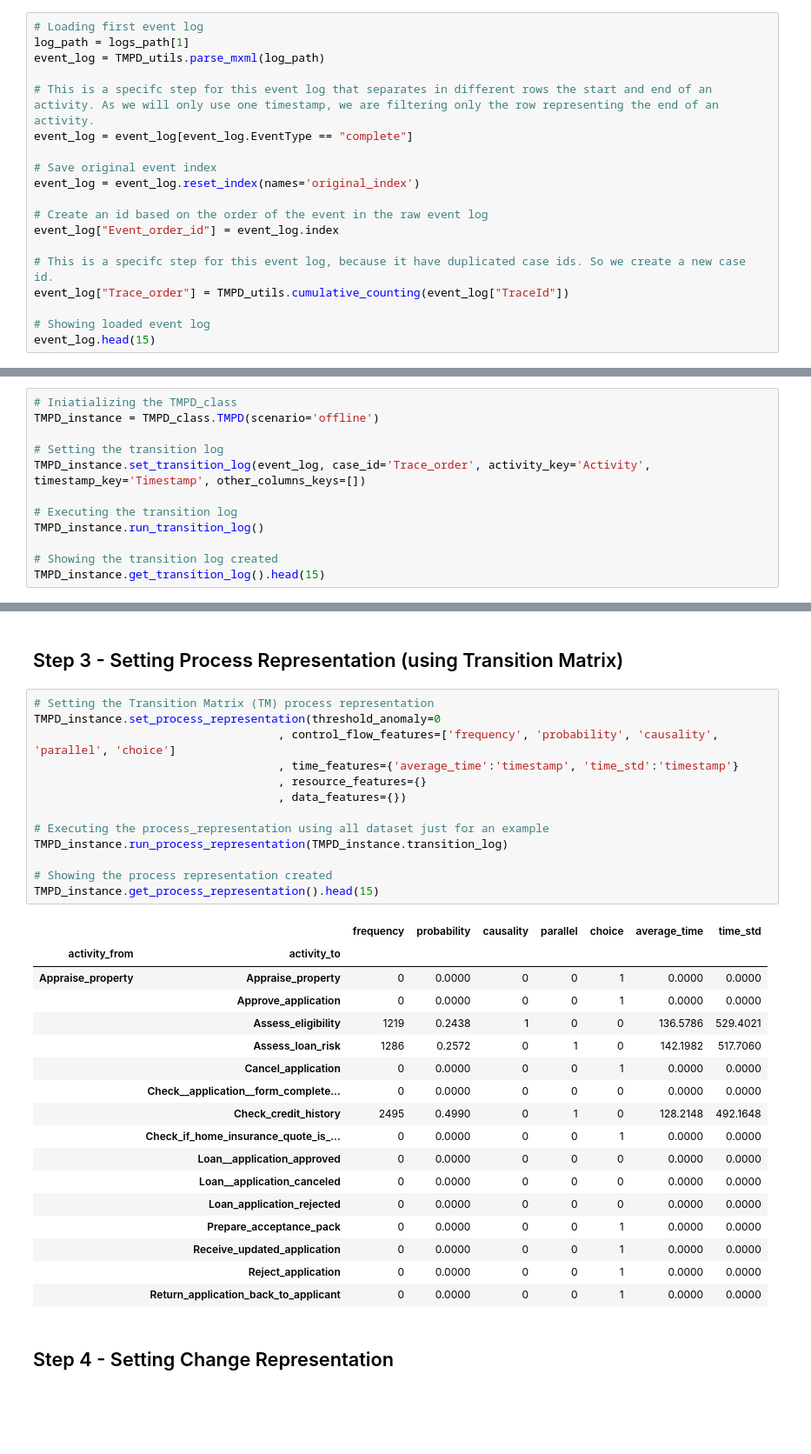
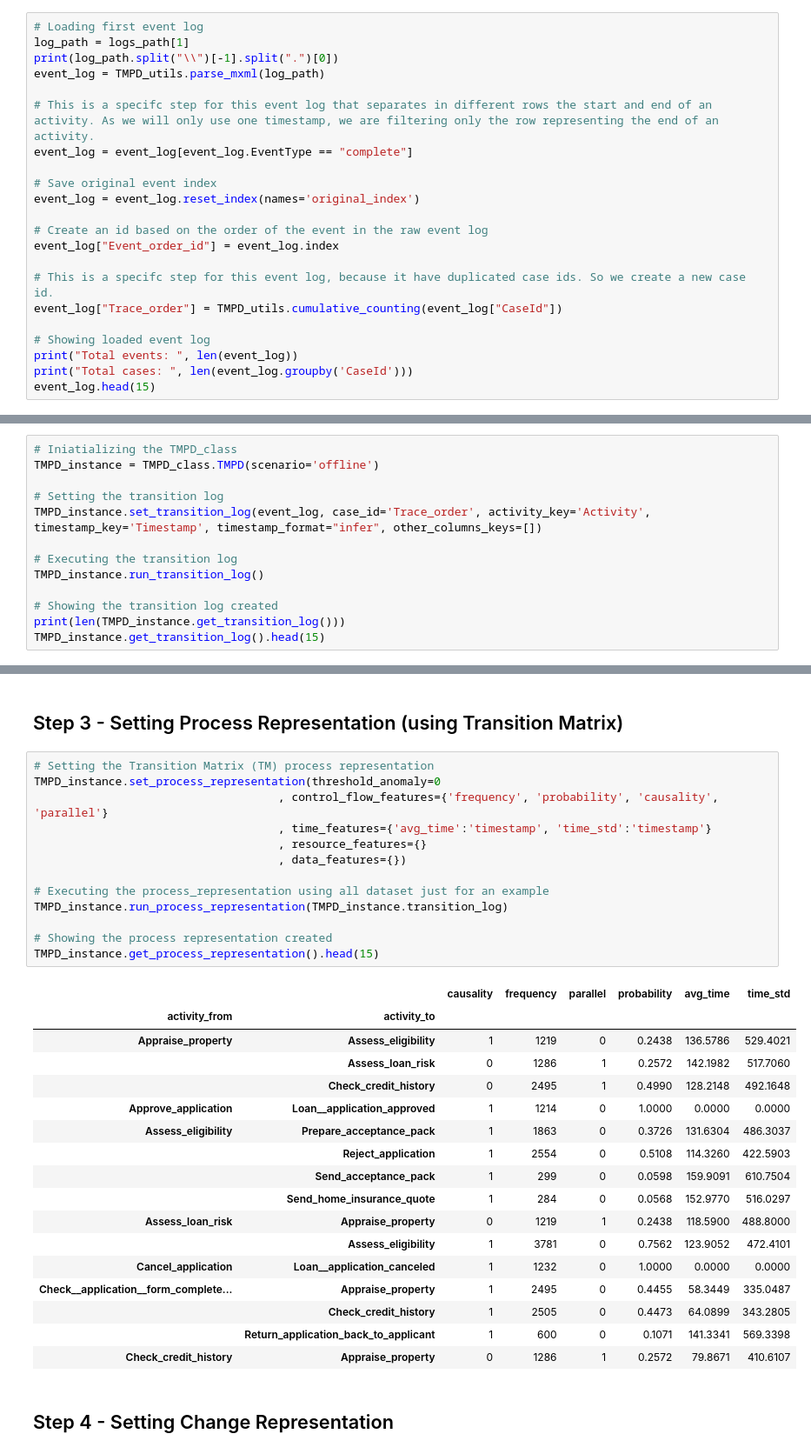
Before and after one commit to AC-Meira/Transition_Matrix_Process_Drift, a Jupyter notebook: Demonstration - Business Process Drift - (Maaradji - Fast).ipynb, the cells around one changed output, grey strips where cells are left out. Shown: that part at 87% size. Drawn from its saved outputs; the diff is of its cells as text; blank space fills up the shorter version.

```diff
--- a/Demonstration - Business Process Drift - (Maaradji - Fast).ipynb
+++ b/Demonstration - Business Process Drift - (Maaradji - Fast).ipynb
@@ -68,6 +68,7 @@ How many logs?  54
 # %%
 # Loading first event log
 log_path = logs_path[1]
+print(log_path.split("\\")[-1].split(".")[0])
 event_log = TMPD_utils.parse_mxml(log_path)
 
 # This is a specifc step for this event log that separates in different rows the start and end of an activity. As we will only use one timestamp, we are filtering only the row representing the end of an activity.
@@ -80,8 +81,10 @@ event_log = event_log.reset_index(names='original_index')
 event_log["Event_order_id"] = event_log.index
 
 # This is a specifc step for this event log, because it have duplicated case ids. So we create a new case id.
-event_log["Trace_order"] = TMPD_utils.cumulative_counting(event_log["TraceId"])
+event_log["Trace_order"] = TMPD_utils.cumulative_counting(event_log["CaseId"])
 
 # Showing loaded event log
+print("Total events: ", len(event_log))
+print("Total cases: ", len(event_log.groupby('CaseId')))
 event_log.head(15)
 # %% [output]
@@ -108,11 +114,12 @@ event_log.head(15)
 TMPD_instance = TMPD_class.TMPD(scenario='offline')
 
 # Setting the transition log
-TMPD_instance.set_transition_log(event_log, case_id='Trace_order', activity_key='Activity', timestamp_key='Timestamp', other_columns_keys=[])
+TMPD_instance.set_transition_log(event_log, case_id='Trace_order', activity_key='Activity', timestamp_key='Timestamp', timestamp_format="infer", other_columns_keys=[])
 
 # Executing the transition log
 TMPD_instance.run_transition_log()
 
 # Showing the transition log created
+print(len(TMPD_instance.get_transition_log()))
 TMPD_instance.get_transition_log().head(15)
 # %% [output]
@@ -164,34 +172,34 @@ dict(list(TMPD_instance.get_windowing_strategy().items())[:15])
 # %%
 # Setting the Transition Matrix (TM) process representation
 TMPD_instance.set_process_representation(threshold_anomaly=0
-                                    , control_flow_features=['frequency', 'probability', 'causality', 'parallel', 'choice']
-                                    , time_features={'average_time':'timestamp', 'time_std':'timestamp'}
+                                    , control_flow_features={'frequency', 'probability', 'causality', 'parallel'}
+                                    , time_features={'avg_time':'timestamp', 'time_std':'timestamp'}
                                     , resource_features={}
                                     , data_features={})
 
 # Executing the process_representation using all dataset just for an example
 TMPD_instance.run_process_representation(TMPD_instance.transition_log)
 
 # Showing the process representation created
 TMPD_instance.get_process_representation().head(15)
 # %% [output]
-|  |  | frequency | probability | causality | parallel | choice | average_time | time_std |
-| activity_from | activity_to |  |  |  |  |  |  |  |
-| Appraise_property | Appraise_property | 0 | 0.0000 | 0 | 0 | 1 | 0.0000 | 0.0000 |
-|  | Approve_application | 0 | 0.0000 | 0 | 0 | 1 | 0.0000 | 0.0000 |
-|  | Assess_eligibility | 1219 | 0.2438 | 1 | 0 | 0 | 136.5786 | 529.4021 |
-|  | Assess_loan_risk | 1286 | 0.2572 | 0 | 1 | 0 | 142.1982 | 517.7060 |
-|  | Cancel_application | 0 | 0.0000 | 0 | 0 | 1 | 0.0000 | 0.0000 |
-|  | Check__application__form_complete... | 0 | 0.0000 | 0 | 0 | 0 | 0.0000 | 0.0000 |
-|  | Check_credit_history | 2495 | 0.4990 | 0 | 1 | 0 | 128.2148 | 492.1648 |
-|  | Check_if_home_insurance_quote_is_... | 0 | 0.0000 | 0 | 0 | 1 | 0.0000 | 0.0000 |
-|  | Loan__application_approved | 0 | 0.0000 | 0 | 0 | 0 | 0.0000 | 0.0000 |
-|  | Loan__application_canceled | 0 | 0.0000 | 0 | 0 | 0 | 0.0000 | 0.0000 |
-|  | Loan_application_rejected | 0 | 0.0000 | 0 | 0 | 0 | 0.0000 | 0.0000 |
-|  | Prepare_acceptance_pack | 0 | 0.0000 | 0 | 0 | 1 | 0.0000 | 0.0000 |
-|  | Receive_updated_application | 0 | 0.0000 | 0 | 0 | 1 | 0.0000 | 0.0000 |
-|  | Reject_application | 0 | 0.0000 | 0 | 0 | 1 | 0.0000 | 0.0000 |
-|  | Return_application_back_to_applicant | 0 | 0.0000 | 0 | 0 | 1 | 0.0000 | 0.0000 |
+|  |  | causality | frequency | parallel | probability | avg_time | time_std |
+| activity_from | activity_to |  |  |  |  |  |  |
+| Appraise_property | Assess_eligibility | 1 | 1219 | 0 | 0.2438 | 136.5786 | 529.4021 |
+|  | Assess_loan_risk | 0 | 1286 | 1 | 0.2572 | 142.1982 | 517.7060 |
+|  | Check_credit_history | 0 | 2495 | 1 | 0.4990 | 128.2148 | 492.1648 |
+| Approve_application | Loan__application_approved | 1 | 1214 | 0 | 1.0000 | 0.0000 | 0.0000 |
+| Assess_eligibility | Prepare_acceptance_pack | 1 | 1863 | 0 | 0.3726 | 131.6304 | 486.3037 |
+|  | Reject_application | 1 | 2554 | 0 | 0.5108 | 114.3260 | 422.5903 |
+|  | Send_acceptance_pack | 1 | 299 | 0 | 0.0598 | 159.9091 | 610.7504 |
+|  | Send_home_insurance_quote | 1 | 284 | 0 | 0.0568 | 152.9770 | 516.0297 |
+| Assess_loan_risk | Appraise_property | 0 | 1219 | 1 | 0.2438 | 118.5900 | 488.8000 |
+|  | Assess_eligibility | 1 | 3781 | 0 | 0.7562 | 123.9052 | 472.4101 |
+| Cancel_application | Loan__application_canceled | 1 | 1232 | 0 | 1.0000 | 0.0000 | 0.0000 |
+| Check__application__form_complete... | Appraise_property | 1 | 2495 | 0 | 0.4455 | 58.3449 | 335.0487 |
+|  | Check_credit_history | 1 | 2505 | 0 | 0.4473 | 64.0899 | 343.2805 |
+|  | Return_application_back_to_applicant | 1 | 600 | 0 | 0.1071 | 141.3341 | 569.3398 |
+| Check_credit_history | Appraise_property | 0 | 1286 | 1 | 0.2572 | 79.8671 | 410.6107 |
 # %% [markdown]
 ## Step 4 - Setting Change Representation
 # %%
```
Also changed, not shown: parts of 6 cells of this notebook, 18 other files.
